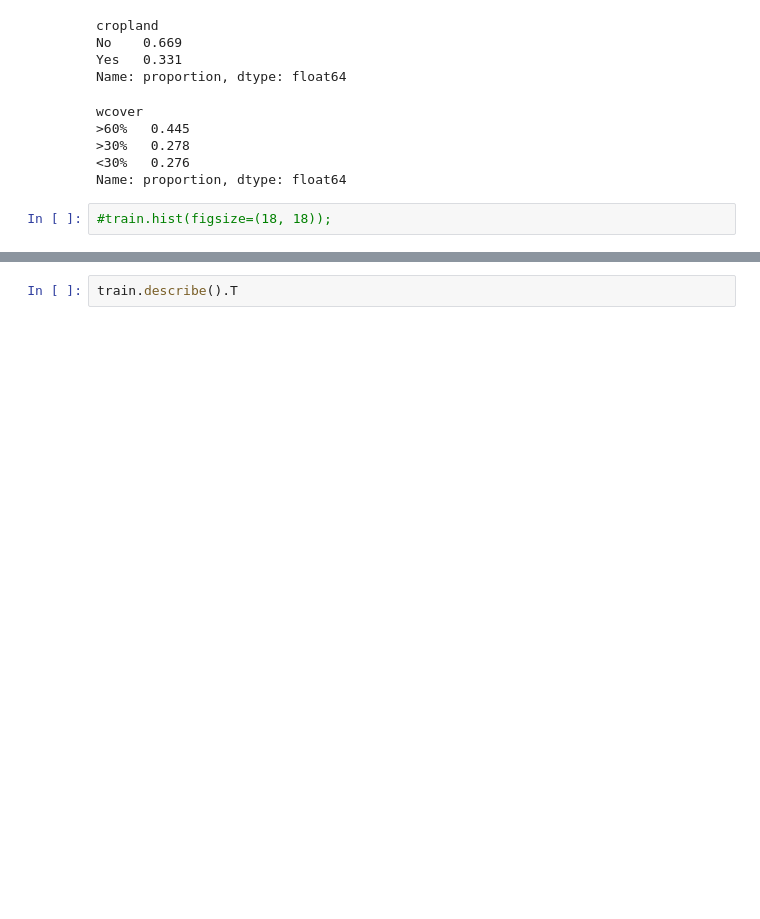
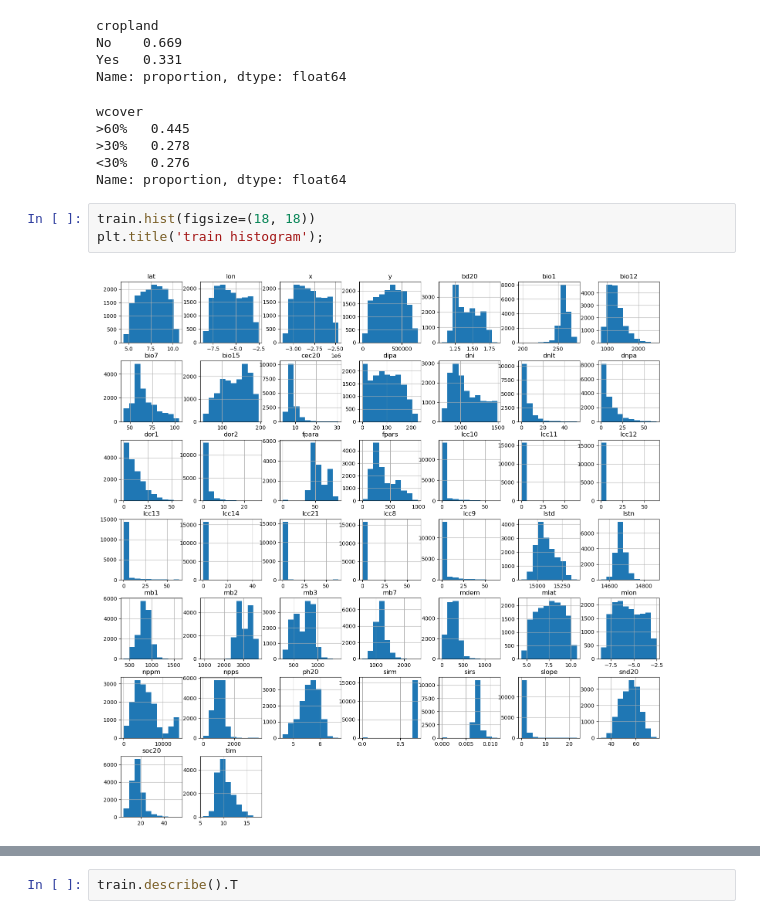
Before and after one commit to DurojaiyeAbisoye/Amini-Technical-Assignment, a Jupyter notebook: notebook/notebook.ipynb, the cells around one changed output, grey strips where cells are left out. Cells and saved outputs as stored; diff of their text form; blank space fills up the shorter version.

```diff
--- a/notebook/notebook.ipynb
+++ b/notebook/notebook.ipynb
@@ -190,5 +192,8 @@ wcover
 <30%   0.276
 Name: proportion, dtype: float64
 # %%
-#train.hist(figsize=(18, 18));
+train.hist(figsize=(18, 18))
+plt.title('train histogram');
+# %% [output]
+[figure, added]
 # %%
```
Also changed, not shown: parts of 7 cells of this notebook.
